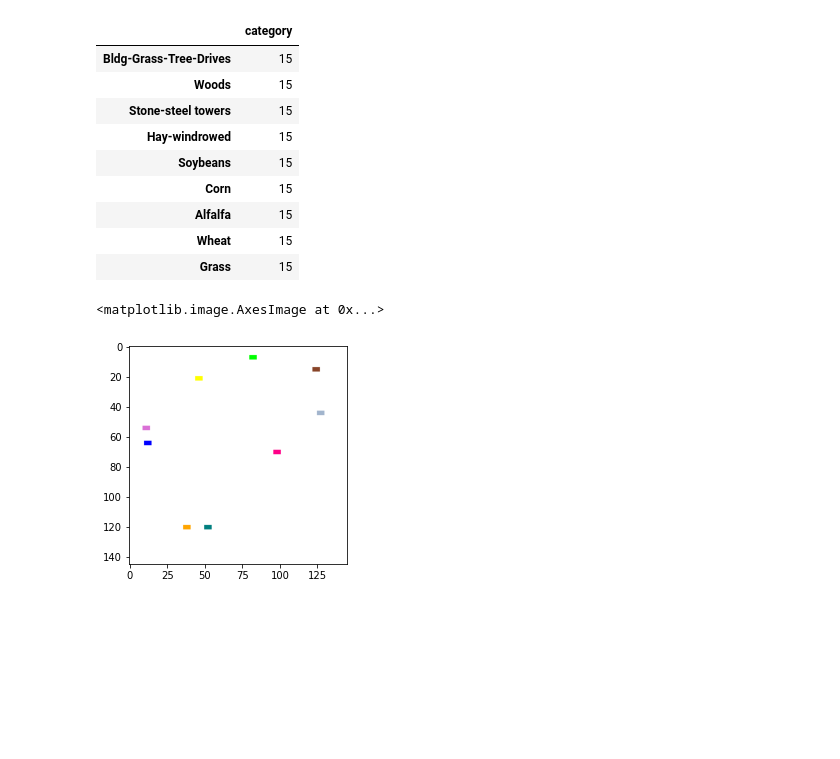
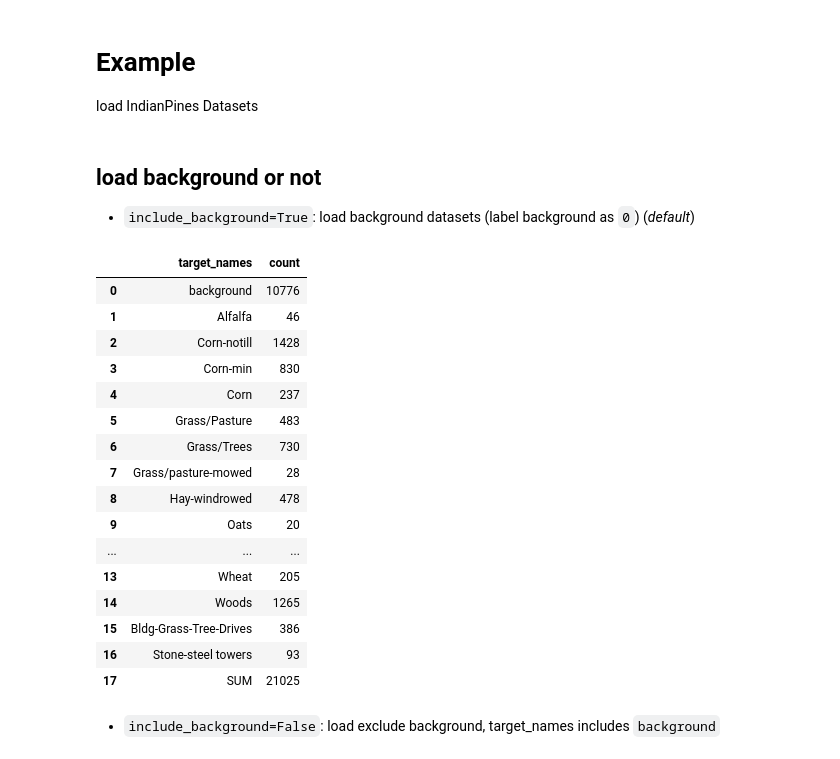
Before and after one commit to helmenov/IndianPines, a Jupyter notebook: example.ipynb, the cells around one changed output. Cells and saved outputs as stored; diff of their text form; code cells hidden in the pictures; blank space fills up the shorter version.

```diff
--- a/example.ipynb
+++ b/example.ipynb
@@ -212,31 +0,0 @@ Text(0.5, 1.0, 'Recategorized 9 categories')
-# %%
-Traininglist='data/TrainingSampleExample.csv'
-trlist_df = pd.read_csv(Traininglist)
-mapcordinates_df = pd.DataFrame([(x, y) for x in range(0,145) for y in range(0,145)],columns=['column#','row#'])
-trlist_df = pd.concat([mapcordinates_df,trlist_df],axis=1)
-trlist_df = trlist_df.set_index(['column#','row#'])
-tr_df = pd.merge(data_df,trlist_df,on=['column#','row#'],how='left')
-
-# sampled by tr05
-trdata_df = tr_df.query('tr05>0')
-
-# incredients
-display(pd.DataFrame(trdata_df['category'].value_counts()))
-
-# map
-tr_cordinates_hex = pd.merge(mapcordinates_df,trdata_df['hex-color'],on=['column#','row#'],how='left')
-tr_cordinates_hex = tr_cordinates_hex.fillna('#ffffffff')
-pyplot.imshow(colors.to_rgba_array(tr_cordinates_hex['hex-color'].values).reshape([145,145,4]))
-# %% [output]
-|  | category |
-| Bldg-Grass-Tree-Drives | 15 |
-| Woods | 15 |
-| Stone-steel towers | 15 |
-| Hay-windrowed | 15 |
-| Soybeans | 15 |
-| Corn | 15 |
-| Alfalfa | 15 |
-| Wheat | 15 |
-| Grass | 15 |
-<matplotlib.image.AxesImage at 0x...>
-[figure, removed]
@@ -250,0 +1,4 @@ if conf_5f_10c in ['include_background'] and conf_default['include_background']
+# %% [markdown]
+# Example
+
+load IndianPines Datasets
@@ -250,0 +9,37 @@ if conf_5f_10c in ['include_background'] and conf_default['include_background']
+# %% [markdown]
+## load background or not
+
+- `include_background=True`: load background datasets (label background as `0`) (*default*)
+# %%
+pines_bgTrue = load_pines(include_background=True)
+
+count = list()
+c_all = 0
+for t,name in enumerate(pines_bgTrue.target_names):
+    c = pines_bgTrue.target[pines_bgTrue.target==t].size
+    count.append(c)
+    c_all += c
+count.append(c_all)
+count = np.array(count, dtype=int)
+
+pd.DataFrame(dict(target_names=np.hstack([pines_bgTrue.target_names,'SUM']),count=count))
+# %% [output]
+|  | target_names | count |
+| 0 | background | 10776 |
+| 1 | Alfalfa | 46 |
+| 2 | Corn-notill | 1428 |
+| 3 | Corn-min | 830 |
+| 4 | Corn | 237 |
+| 5 | Grass/Pasture | 483 |
+| 6 | Grass/Trees | 730 |
+| 7 | Grass/pasture-mowed | 28 |
+| 8 | Hay-windrowed | 478 |
+| 9 | Oats | 20 |
+| ... | ... | ... |
+| 13 | Wheat | 205 |
+| 14 | Woods | 1265 |
+| 15 | Bldg-Grass-Tree-Drives | 386 |
+| 16 | Stone-steel towers | 93 |
+| 17 | SUM | 21025 |
+# %% [markdown]
+- `include_background=False`: load exclude background, target_names includes `background`
```
Also changed, not shown: parts of 64 cells of this notebook, 6 other files.
